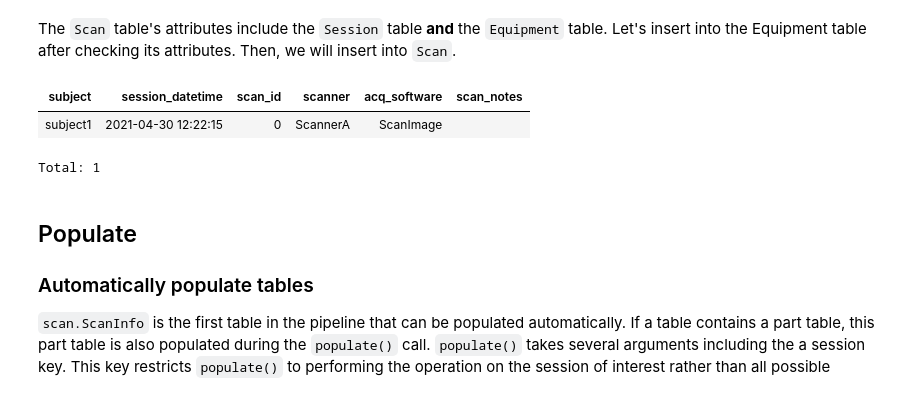
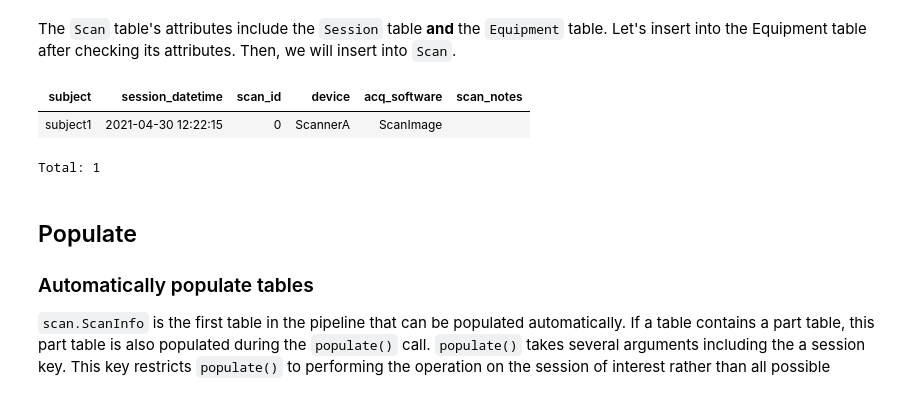
Before and after one commit to datajoint/element-calcium-imaging, a Jupyter notebook: notebooks/tutorial.ipynb, the cells around one changed output. Drawn from its saved outputs; the diff is of its cells as text; code cells hidden in the pictures.

```diff
--- a/notebooks/tutorial.ipynb
+++ b/notebooks/tutorial.ipynb
@@ -337,16 +245,16 @@ Equipment.insert1(dict(scanner="ScannerA"))
 # %%
 scan.Scan.insert1(
     dict(
         **session_key,
         scan_id=0,
-        scanner="ScannerA",
+        device="ScannerA",
         acq_software="ScanImage",
         scan_notes="",
     )
 )
 scan.Scan()
 # %% [output]
-| subject | session_datetime | scan_id | scanner | acq_software | scan_notes |
+| subject | session_datetime | scan_id | device | acq_software | scan_notes |
 | subject1 | 2021-04-30 12:22:15 | 0 | ScannerA | ScanImage |  |
 Total: 1
 # %% [markdown]
```
Also changed, not shown: parts of 18 cells of this notebook.
